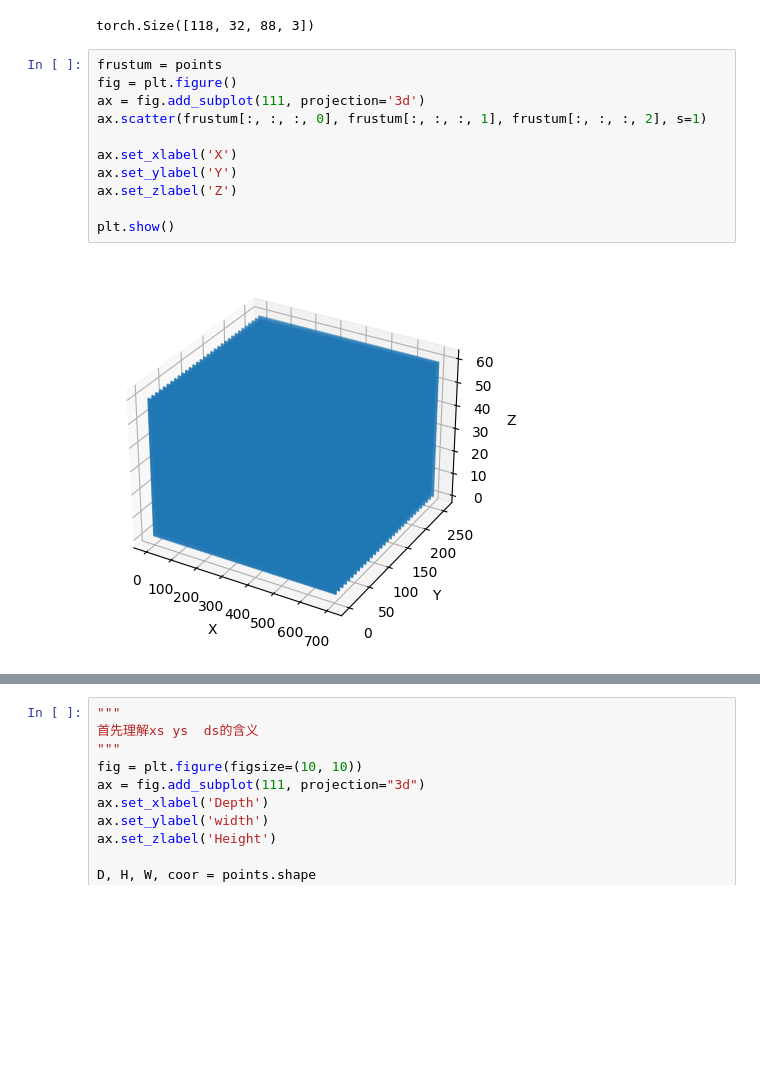
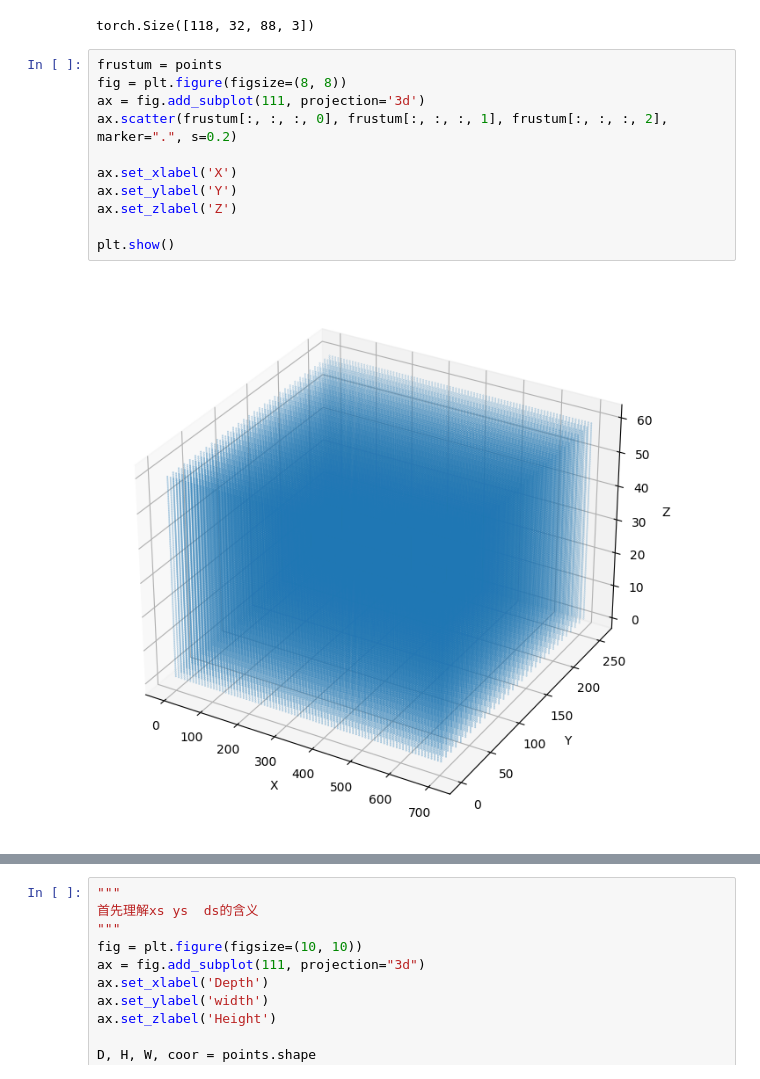
Before and after one commit to shouxieai/bevfusion_02hero, a Jupyter notebook: workspace/06Explain_create_frustum/06create_frustum.ipynb, the cells around one changed output, grey strips where cells are left out. Cells and saved outputs as stored; diff of their text form; blank space fills up the shorter version.

```diff
--- a/workspace/06Explain_create_frustum/06create_frustum.ipynb
+++ b/workspace/06Explain_create_frustum/06create_frustum.ipynb
@@ -154,14 +132,14 @@ print(points.shape)
 torch.Size([118, 32, 88, 3])
 # %%
 frustum = points
-fig = plt.figure()
+fig = plt.figure(figsize=(8, 8))
 ax = fig.add_subplot(111, projection='3d')
-ax.scatter(frustum[:, :, :, 0], frustum[:, :, :, 1], frustum[:, :, :, 2], s=1)
+ax.scatter(frustum[:, :, :, 0], frustum[:, :, :, 1], frustum[:, :, :, 2], marker=".", s=0.2)
 
 ax.set_xlabel('X')
 ax.set_ylabel('Y')
 ax.set_zlabel('Z')
 
 plt.show()
 # %% [output]
-[figure, old version]
+[figure, new version]
```
Also changed, not shown: parts of 8 cells of this notebook, 9 other files.
